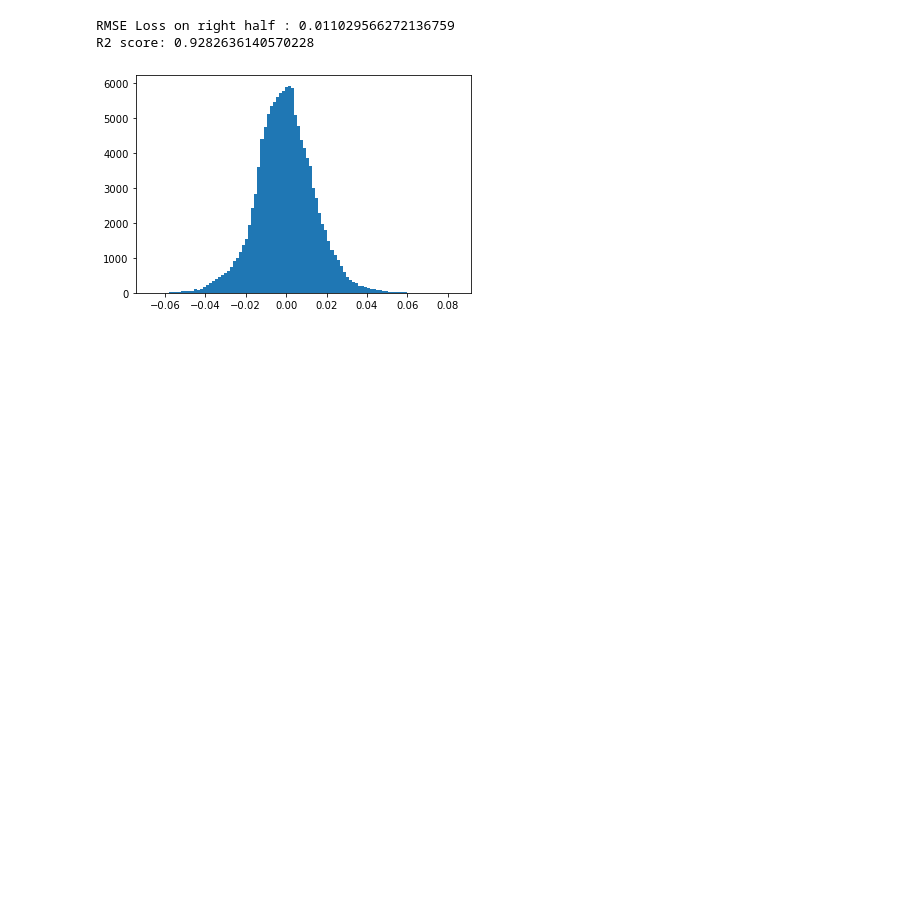
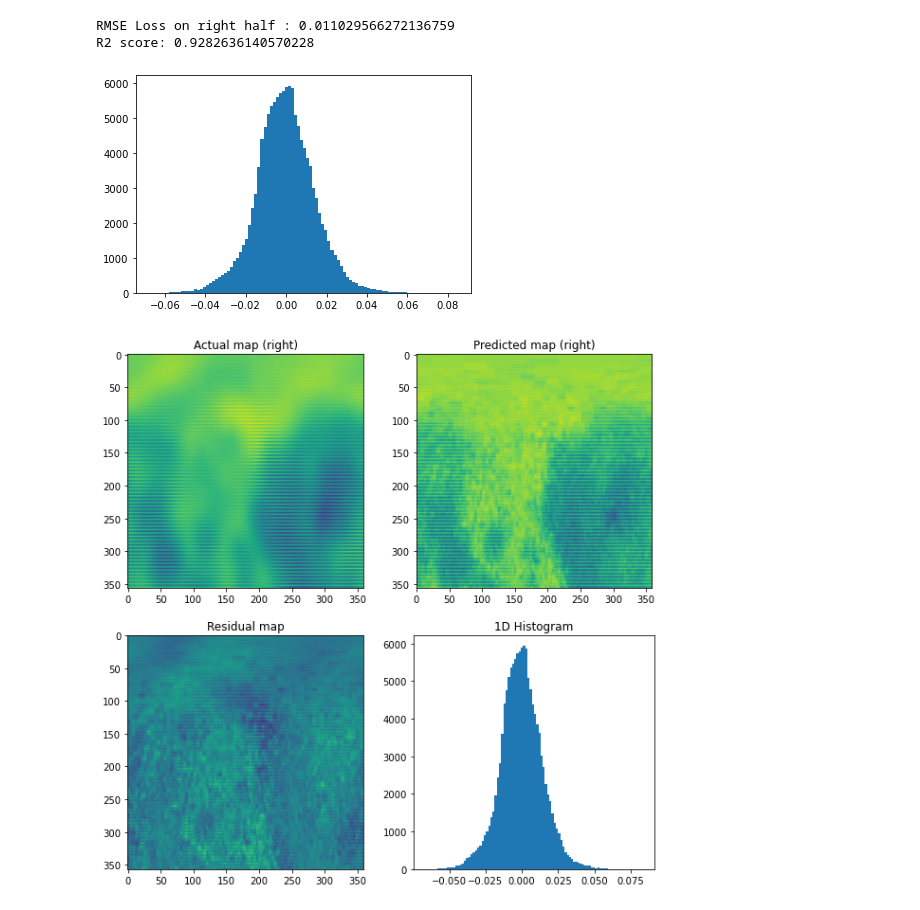
Before and after one commit to g0kul6/Albedo_Task_ML4SCi, a Jupyter notebook: autoencoder_lunar_albedo.ipynb, the cells around one changed output. Saved outputs shown, nothing was run; the diff lists cells and outputs as text; code cells hidden in the pictures; blank space fills up the shorter version.

```diff
--- a/autoencoder_lunar_albedo.ipynb
+++ b/autoencoder_lunar_albedo.ipynb
@@ -196,0 +195,19 @@ print(np.shape())
+# %%
+ffig, faxes = plt.subplots(2, 2, figsize=(10, 10))
+faxes[0, 0].imshow(np.reshape(right_truth_near,(357,359)))
+faxes[0, 0].set_title("Actual map (right)")
+faxes[0, 0].grid(False)
+
+faxes[0, 1].imshow(np.reshape(right_predicted_near,(357,359)))
+faxes[0, 1].set_title("Predicted map (right)")
+faxes[0, 1].grid(False)
+
+faxes[1, 0].imshow(np.reshape(residual_near,(357,359)))
+faxes[1, 0].set_title("Residual map")
+faxes[1, 0].grid(False)
+
+faxes[1, 1].hist(residual_near, bins=100)
+faxes[1, 1].set_title("1D Histogram")
+faxes[1, 1].grid(False)
+# %% [output]
+[figure, added]
```
Also changed, not shown: parts of 1 cell of this notebook, 2 other files.
